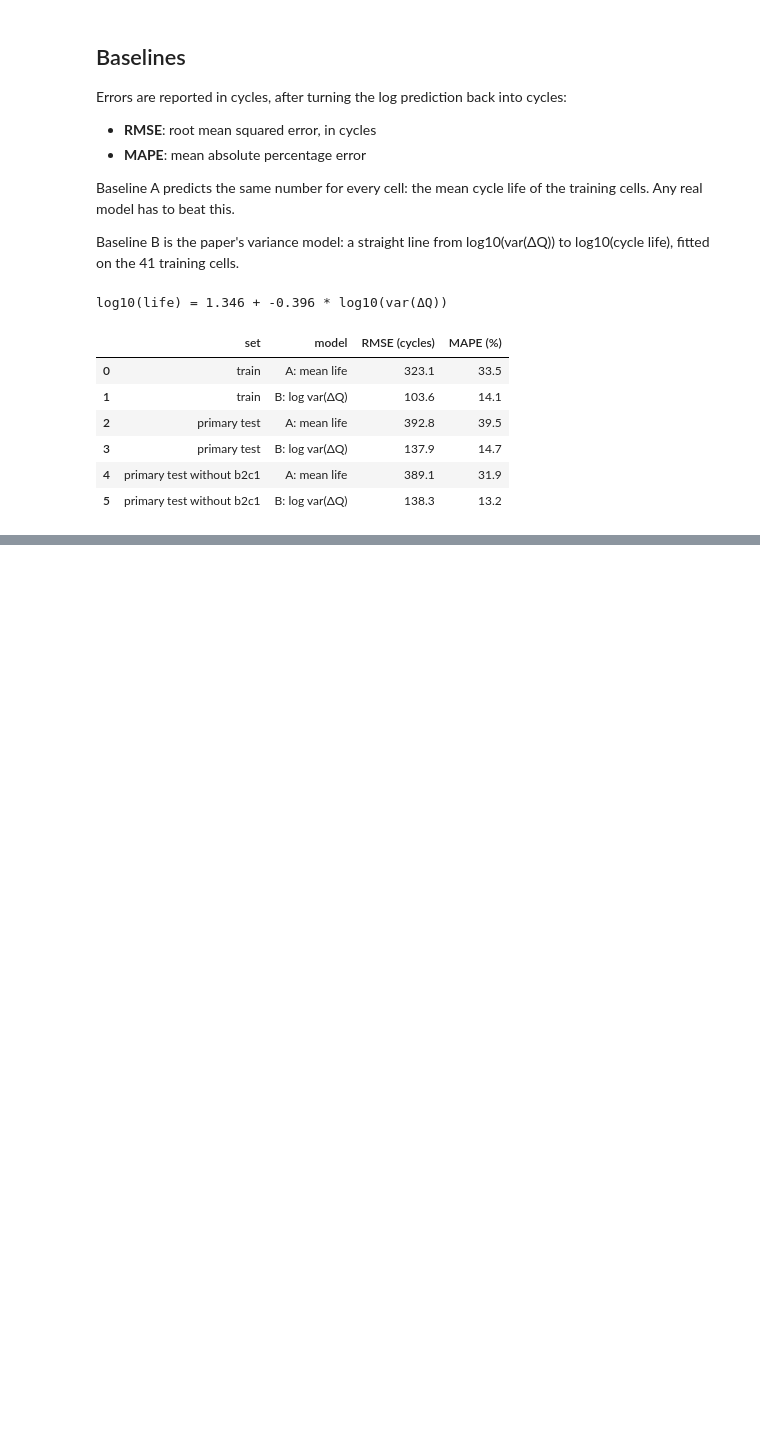
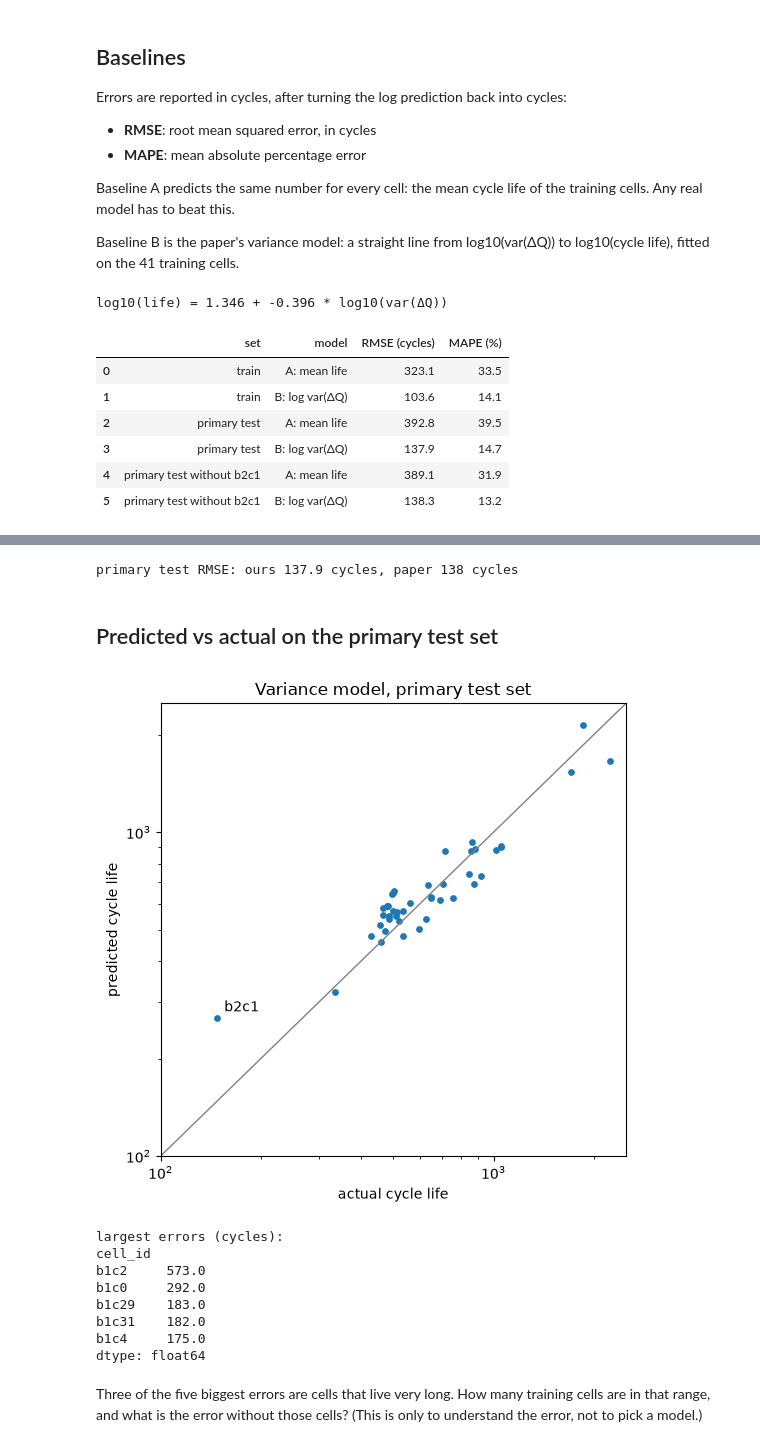
Before and after one commit to semababid/battery-cycle-life, a Jupyter notebook: notebooks/06_delta_q.ipynb, the cells around one changed output, grey strips where cells are left out. Cells and saved outputs as stored; diff of their text form; code cells hidden in the pictures; blank space fills up the shorter version.

Commit message:
compare with the paper and look at the errors

```diff
--- a/notebooks/06_delta_q.ipynb
+++ b/notebooks/06_delta_q.ipynb
@@ -154,0 +159,40 @@ log10(life) = 1.346 + -0.396 * log10(var(ΔQ))
+# %%
+ours = results.query("set == 'primary test' and model == 'B: log var(ΔQ)'")["RMSE (cycles)"].item()
+print(f"primary test RMSE: ours {ours} cycles, paper 138 cycles")
+# %% [output]
+primary test RMSE: ours 137.9 cycles, paper 138 cycles
+# %% [markdown]
+## Predicted vs actual on the primary test set
+# %%
+pred = pd.Series(10 ** line.predict(test[["log_var"]]), index=test.index)
+fig, ax = plt.subplots(figsize=(5.5, 5.5))
+ax.scatter(test["cycle_life"], pred, s=15)
+ax.annotate("b2c1", (test.loc["b2c1", "cycle_life"], pred["b2c1"]), textcoords="offset points", xytext=(5, 5))
+lims = [100, 2500]
+ax.plot(lims, lims, color="grey", linewidth=1)
+ax.set_xscale("log")
+ax.set_yscale("log")
+ax.set_xlim(lims)
+ax.set_ylim(lims)
+ax.set_xlabel("actual cycle life")
+ax.set_ylabel("predicted cycle life")
+ax.set_title("Variance model, primary test set")
+plt.tight_layout()
+plt.savefig("../reports/figures/pred_vs_actual_variance.png", dpi=120)
+plt.show()
+
+err = (pred - test["cycle_life"]).abs().sort_values(ascending=False)
+print("largest errors (cycles):")
+print(err.head(5).round(0))
+# %% [output]
+[figure, added]
+largest errors (cycles):
+cell_id
+b1c2     573.0
+b1c0     292.0
+b1c29    183.0
+b1c31    182.0
+b1c4     175.0
+dtype: float64
+# %% [markdown]
+Three of the five biggest errors are cells that live very long. How many training cells are in that range, and what is the error without those cells? (This is only to understand the error, not to pick a model.)
```
Also changed, not shown: parts of 6 cells of this notebook, 1 other file.
